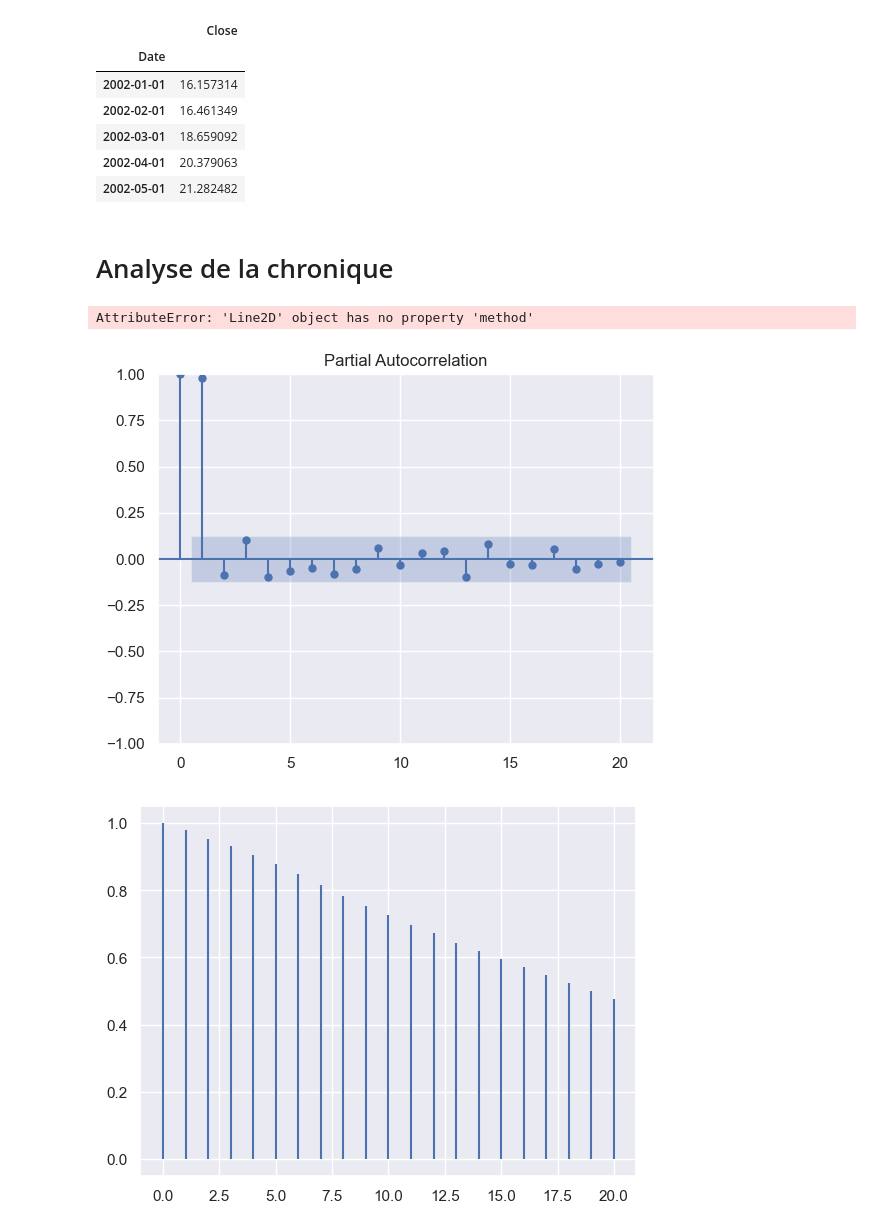
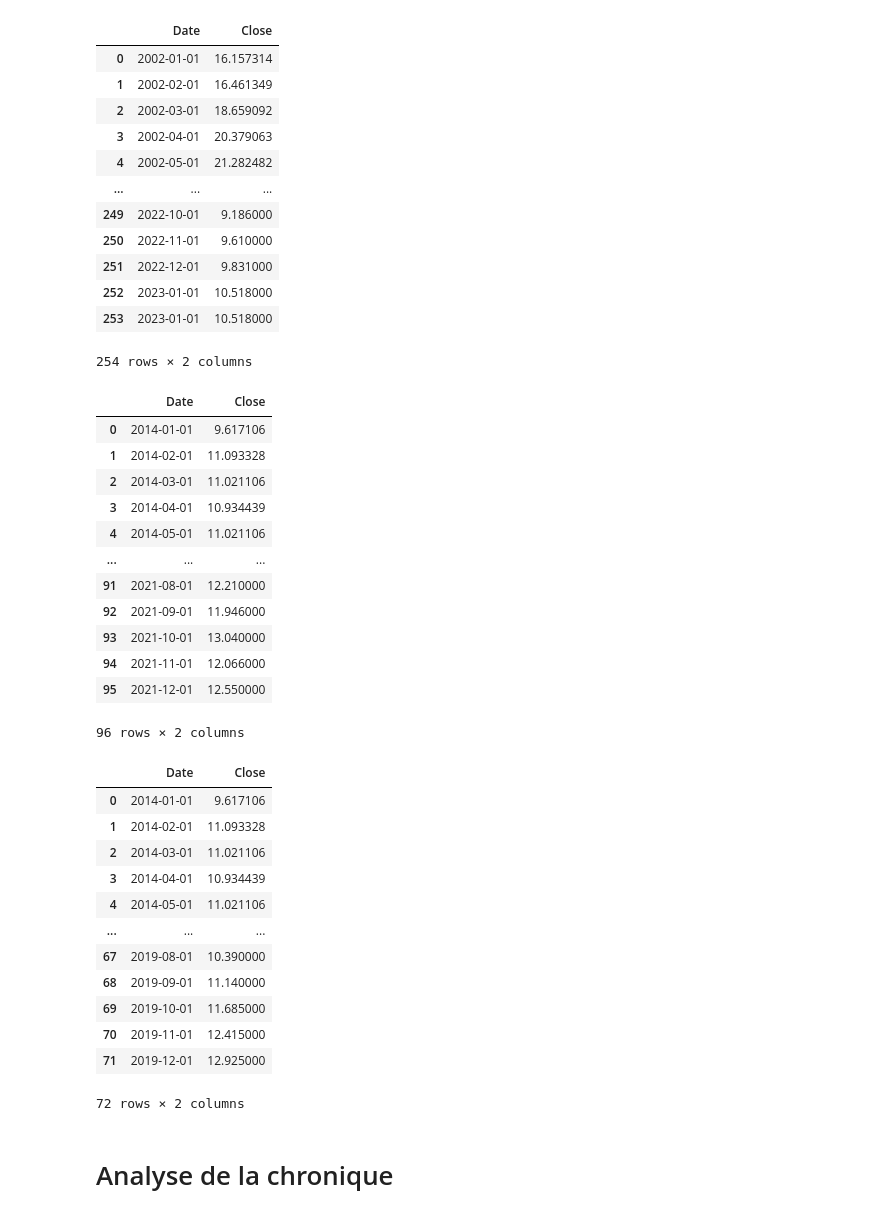
Before and after one commit to josephmosse/pea, a Jupyter notebook: pea.ipynb, the cells around one changed output. Saved outputs shown, nothing was run; the diff lists cells and outputs as text; code cells hidden in the pictures.

```diff
--- a/pea.ipynb
+++ b/pea.ipynb
@@ -1,28 +1,62 @@
 # %%
 import numpy as np
 import pandas as pd
 import matplotlib.pyplot as plt
-import seaborn; seaborn.set()
+import seaborn as sns
+import matplotlib.dates as mdates
 from statsmodels.graphics.tsaplots import plot_acf
 from statsmodels.graphics.tsaplots import plot_pacf
 
 
-ca = pd.read_csv('ACA.PA.csv', index_col='Date', usecols=['Date','Close'])
+
+plt.style.use('default')
+ca = pd.read_csv('ACA.PA.csv', usecols=['Date','Close'])
+ca["Date"] = pd.to_datetime(ca["Date"])
 ca.head()
+ca2 = ca.iloc[144:240].reset_index(drop=True)
+ca3 = ca.iloc[144:216].reset_index(drop=True)
+display(ca)
+display(ca2)
+display(ca3)
 # %% [output]
-|  | Close |
-| Date |  |
-| 2002-01-01 | 16.157314 |
-| 2002-02-01 | 16.461349 |
-| 2002-03-01 | 18.659092 |
-| 2002-04-01 | 20.379063 |
-| 2002-05-01 | 21.282482 |
+|  | Date | Close |
+| 0 | 2002-01-01 | 16.157314 |
+| 1 | 2002-02-01 | 16.461349 |
+| 2 | 2002-03-01 | 18.659092 |
+| 3 | 2002-04-01 | 20.379063 |
+| 4 | 2002-05-01 | 21.282482 |
+| ... | ... | ... |
+| 249 | 2022-10-01 | 9.186000 |
+| 250 | 2022-11-01 | 9.610000 |
+| 251 | 2022-12-01 | 9.831000 |
+| 252 | 2023-01-01 | 10.518000 |
+| 253 | 2023-01-01 | 10.518000 |
+254 rows × 2 columns
+|  | Date | Close |
+| 0 | 2014-01-01 | 9.617106 |
+| 1 | 2014-02-01 | 11.093328 |
+| 2 | 2014-03-01 | 11.021106 |
+| 3 | 2014-04-01 | 10.934439 |
+| 4 | 2014-05-01 | 11.021106 |
+| ... | ... | ... |
+| 91 | 2021-08-01 | 12.210000 |
+| 92 | 2021-09-01 | 11.946000 |
+| 93 | 2021-10-01 | 13.040000 |
+| 94 | 2021-11-01 | 12.066000 |
+| 95 | 2021-12-01 | 12.550000 |
+96 rows × 2 columns
+|  | Date | Close |
+| 0 | 2014-01-01 | 9.617106 |
+| 1 | 2014-02-01 | 11.093328 |
+| 2 | 2014-03-01 | 11.021106 |
+| 3 | 2014-04-01 | 10.934439 |
+| 4 | 2014-05-01 | 11.021106 |
+| ... | ... | ... |
+| 67 | 2019-08-01 | 10.390000 |
+| 68 | 2019-09-01 | 11.140000 |
+| 69 | 2019-10-01 | 11.685000 |
+| 70 | 2019-11-01 | 12.415000 |
+| 71 | 2019-12-01 | 12.925000 |
+72 rows × 2 columns
 # %% [markdown]
 # Analyse de la chronique
-# %%
-plot_pacf(ca['Close'], lags = 20, method = "ols")
-plot_acf(ca['Close'], lags = 20, method = "ols")
-# %% [output]
-AttributeError: 'Line2D' object has no property 'method'
-[figure, removed]
-[figure, removed]
```
Also changed, not shown: parts of 15 cells of this notebook.
